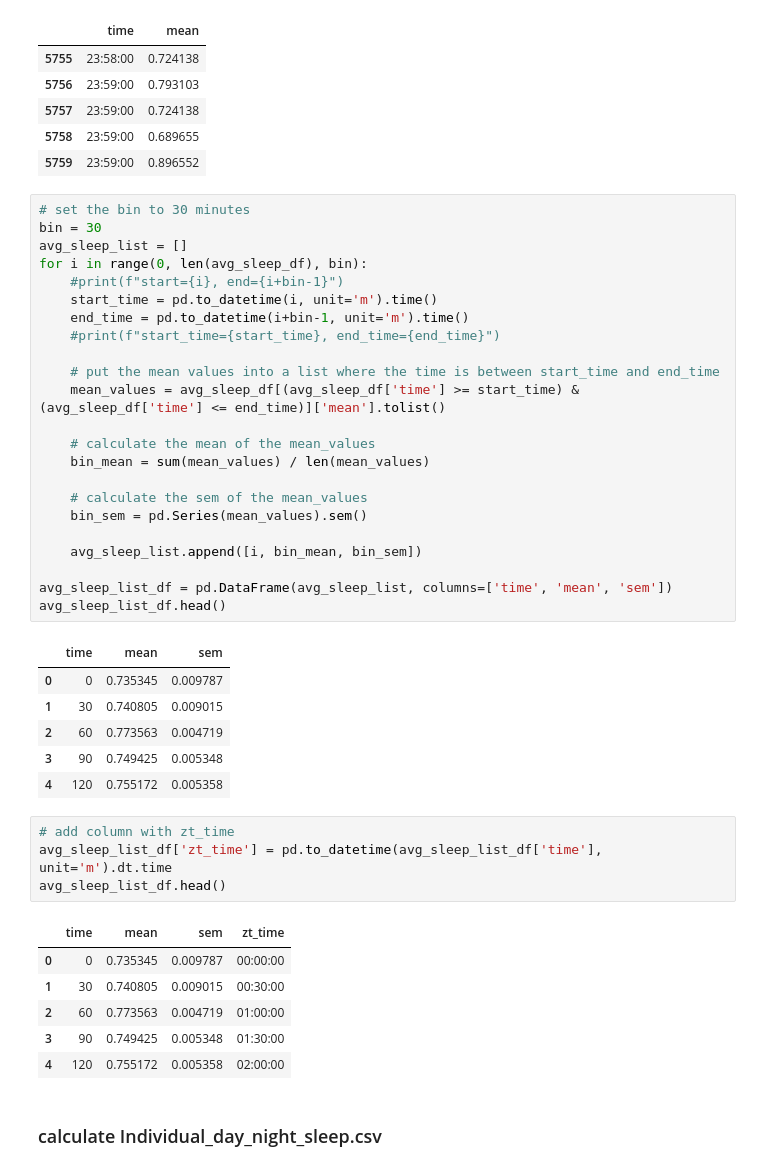
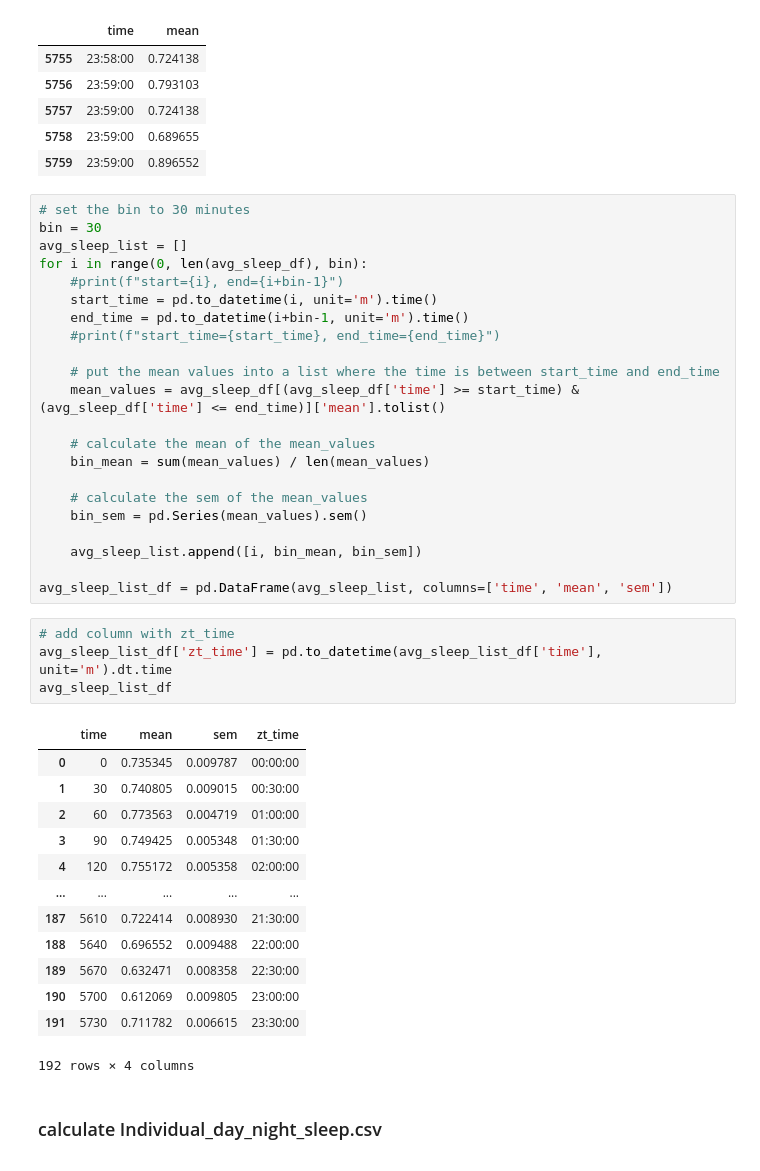
Before and after one commit to pkerrwall/sleep_analysis, a Jupyter notebook: notebooks/monitor_file_calculations.ipynb, the cells around one changed output. Saved outputs shown, nothing was run; the diff lists cells and outputs as text.

```diff
--- a/notebooks/monitor_file_calculations.ipynb
+++ b/notebooks/monitor_file_calculations.ipynb
@@ -609,25 +609,24 @@ for i in range(0, len(avg_sleep_df), bin):
     avg_sleep_list.append([i, bin_mean, bin_sem])
 
 avg_sleep_list_df = pd.DataFrame(avg_sleep_list, columns=['time', 'mean', 'sem'])
-avg_sleep_list_df.head()
-# %% [output]
-|  | time | mean | sem |
-| 0 | 0 | 0.735345 | 0.009787 |
-| 1 | 30 | 0.740805 | 0.009015 |
-| 2 | 60 | 0.773563 | 0.004719 |
-| 3 | 90 | 0.749425 | 0.005348 |
-| 4 | 120 | 0.755172 | 0.005358 |
 # %%
 # add column with zt_time
 avg_sleep_list_df['zt_time'] = pd.to_datetime(avg_sleep_list_df['time'], unit='m').dt.time
-avg_sleep_list_df.head()
+avg_sleep_list_df
 # %% [output]
 |  | time | mean | sem | zt_time |
 | 0 | 0 | 0.735345 | 0.009787 | 00:00:00 |
 | 1 | 30 | 0.740805 | 0.009015 | 00:30:00 |
 | 2 | 60 | 0.773563 | 0.004719 | 01:00:00 |
 | 3 | 90 | 0.749425 | 0.005348 | 01:30:00 |
 | 4 | 120 | 0.755172 | 0.005358 | 02:00:00 |
+| ... | ... | ... | ... | ... |
+| 187 | 5610 | 0.722414 | 0.008930 | 21:30:00 |
+| 188 | 5640 | 0.696552 | 0.009488 | 22:00:00 |
+| 189 | 5670 | 0.632471 | 0.008358 | 22:30:00 |
+| 190 | 5700 | 0.612069 | 0.009805 | 23:00:00 |
+| 191 | 5730 | 0.711782 | 0.006615 | 23:30:00 |
+192 rows × 4 columns
 # %% [markdown]
 ### calculate Individual_day_night_sleep.csv
 # %%
```
Also changed, not shown: parts of 1 cell of this notebook, 3 other files.
